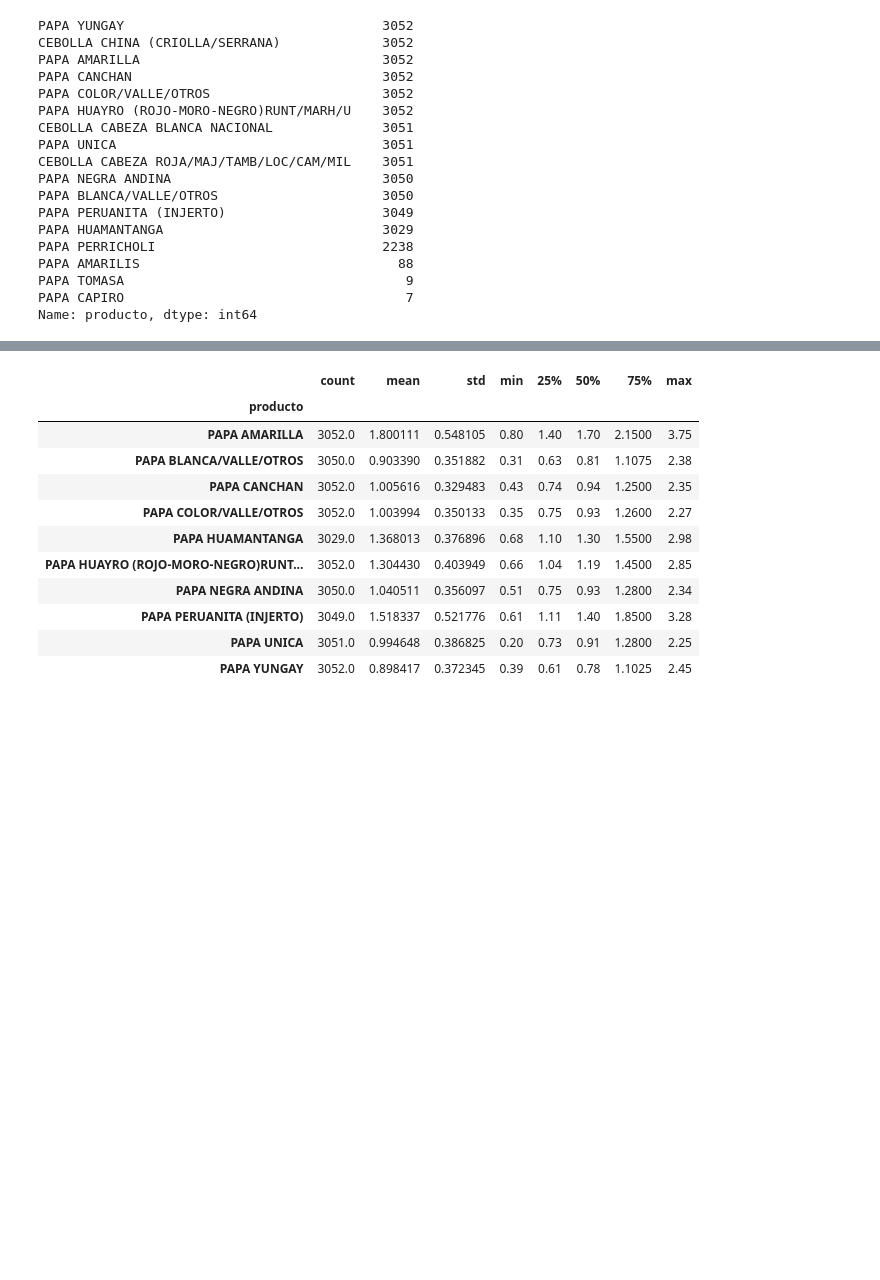
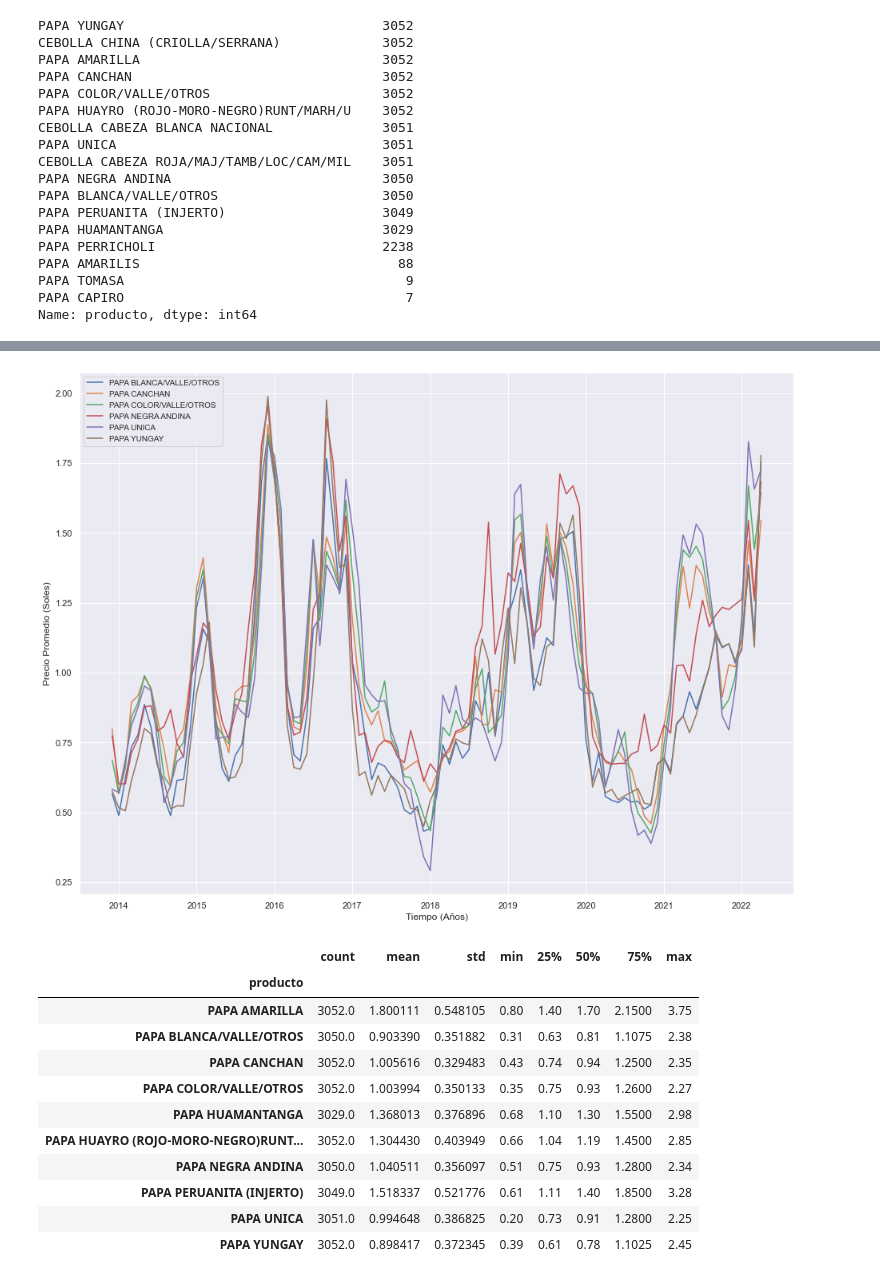
Before and after one commit to AlejandroGH97/tesis, a Jupyter notebook: Analysis/EDA.ipynb, the cells around one changed output, grey strips where cells are left out. Cells and saved outputs as stored; diff of their text form; code cells hidden in the pictures; blank space fills up the shorter version.

```diff
--- a/Analysis/EDA.ipynb
+++ b/Analysis/EDA.ipynb
@@ -94,3 +98,16 @@ fig.savefig("papas.png")
+# %%
+monthAvg = papas_g2.groupby(["producto","year","month"]).agg({"precio_mean": "mean"}).reset_index()
+monthAvg["date"] = monthAvg["month"].astype(str)+"-"+monthAvg["year"].astype(str)
+monthAvg["date"] = pd.to_datetime(monthAvg["date"],format="%m-%Y")
+
+ax = sns.lineplot(data=monthAvg,x="date", y="precio_mean", hue="producto", )
+ax.set_xlabel("Tiempo (Años)")
+ax.set_ylabel("Precio Promedio (Soles)")
+plt.legend(fontsize="10")
+fig = ax.get_figure()
+fig.savefig("papas_g2.png")
+# %% [output]
+[figure, added]
 # %%
 papas.groupby("producto").describe()["precio_mean"]
 # %% [output]
```
Also changed, not shown: parts of 11 cells of this notebook, 8 other files.
